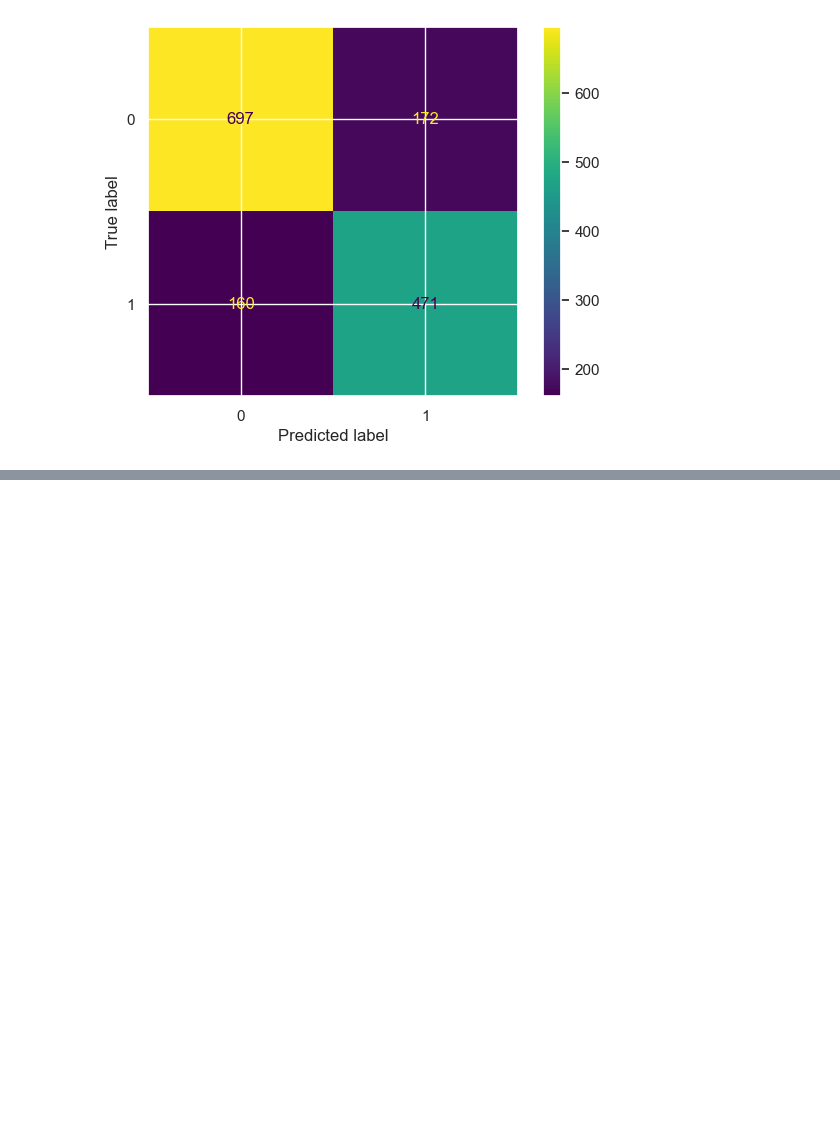
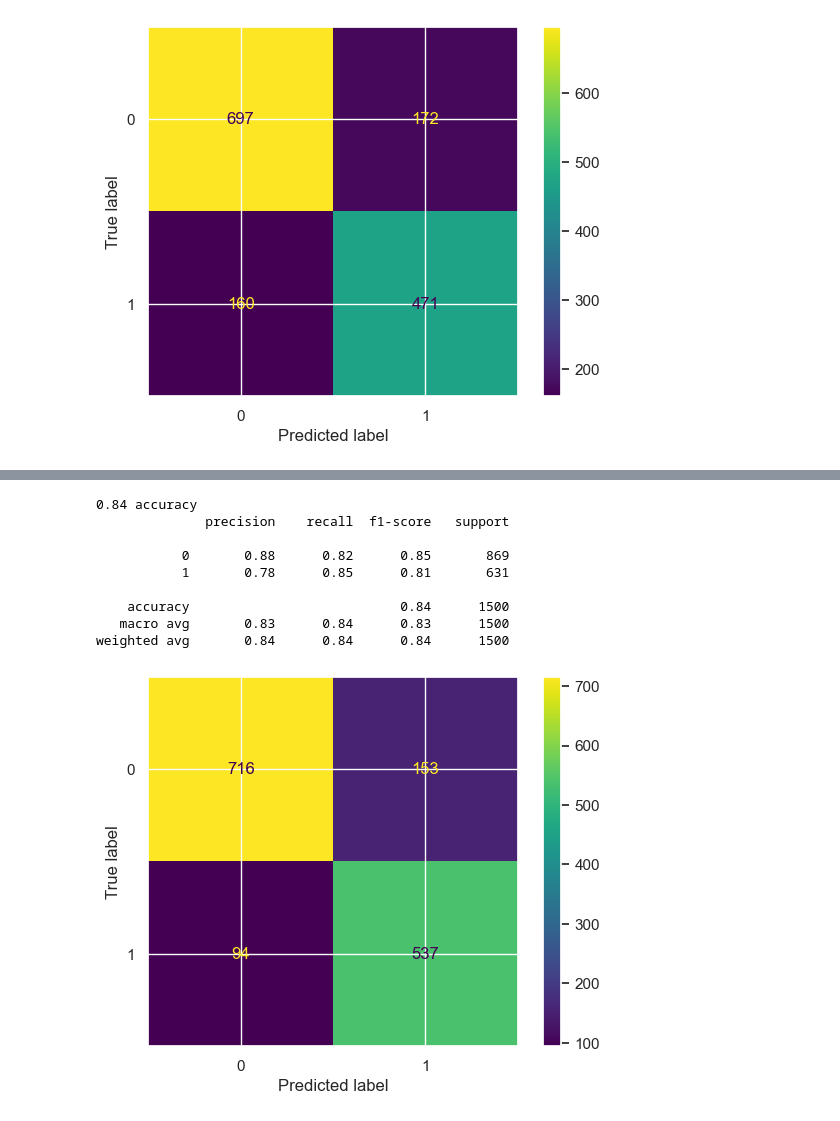
Before and after one commit to JoseBambora/ProjetoDAA, a Jupyter notebook: DatasetGroup/decision_tree.ipynb, the cells around one changed output, grey strips where cells are left out. Cells and saved outputs as stored; diff of their text form; code cells hidden in the pictures; blank space fills up the shorter version.

```diff
--- a/DatasetGroup/decision_tree.ipynb
+++ b/DatasetGroup/decision_tree.ipynb
@@ -145,3 +145,8 @@ stats_confusion_matrix(model,X_test,y_test)
    macro avg       0.77      0.77      0.77      1500
 weighted avg       0.78      0.78      0.78      1500
 [figure]
+# %%
+from sklearn.ensemble import RandomForestClassifier
+model_rft = RandomForestClassifier(max_depth=5,random_state=random)
+model_rft.fit(X_train,y_train)
+predictions_rft = model.predict(X_test)
@@ -147,0 +170,13 @@ weighted avg       0.78      0.78      0.78      1500
+# %%
+stats_confusion_matrix(model_rft,X_test,y_test)
+# %% [output]
+0.84 accuracy
+              precision    recall  f1-score   support
+
+           0       0.88      0.82      0.85       869
+           1       0.78      0.85      0.81       631
+
+    accuracy                           0.84      1500
+   macro avg       0.83      0.84      0.83      1500
+weighted avg       0.84      0.84      0.84      1500
+[figure, added]
```
Also changed, not shown: parts of 1 cell of this notebook, 3 other files.
